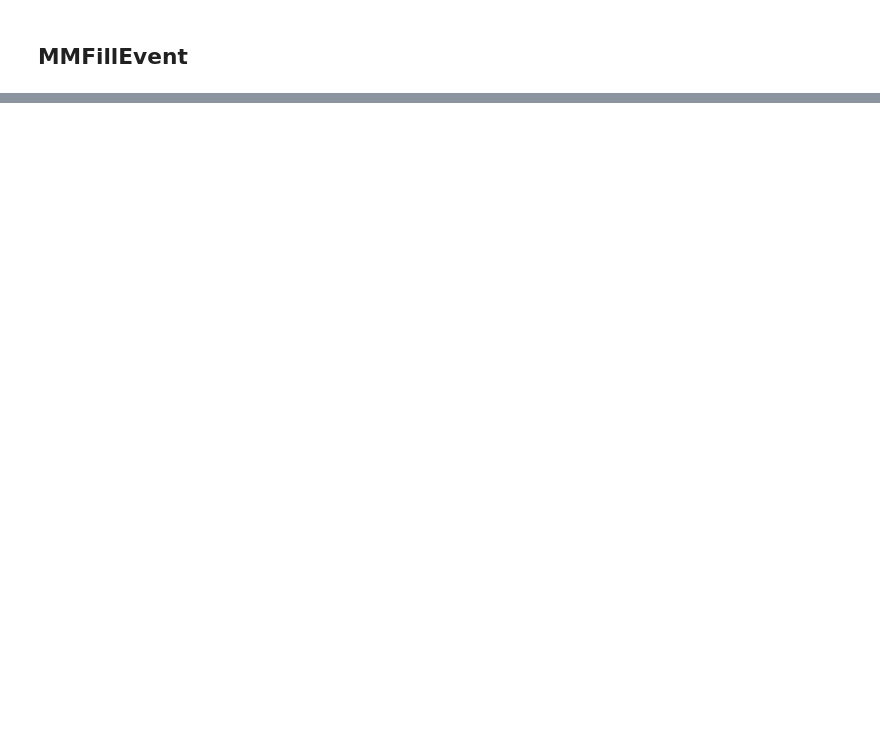
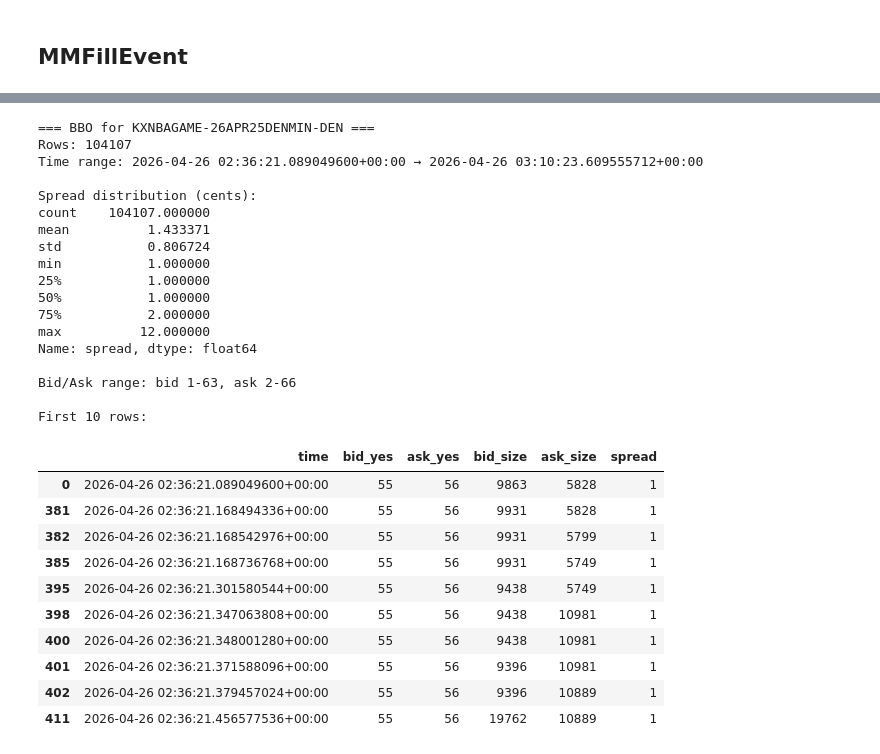
Before and after one commit to cziwang/prediction-market-exploration, a Jupyter notebook: v2/notebooks/explore_silver_v3.ipynb, the cells around one changed output, grey strips where cells are left out. Saved outputs shown, nothing was run; the diff lists cells and outputs as text; code cells hidden in the pictures; blank space fills up the shorter version.

```diff
--- a/v2/notebooks/explore_silver_v3.ipynb
+++ b/v2/notebooks/explore_silver_v3.ipynb
@@ -154,0 +166,18 @@ File size: 56,358,180 bytes
+# %%
+# Pick a game-level market — DEN vs MIN Game 4, Denver side
+# Ticker date is the game date (APR25), not the data date (APR26)
+TICKER = "KXNBAGAME-26APR25DENMIN-DEN"
+
+# Pull metadata
+from pyarrow import fs as afs
+meta_table = pq.read_table(
+    "prediction-markets-data/reference/kalshi_markets.parquet",
+    filesystem=afs.S3FileSystem(region="us-east-1"),
+)
+meta = meta_table.to_pandas()
+m = meta[meta["ticker"] == TICKER].iloc[0]
+print("=== Market Metadata ===")
+for col in ["ticker", "series_ticker", "event_ticker", "title", "yes_sub_title",
+            "no_sub_title", "status", "result", "open_time", "close_time",
+            "settlement_time", "volume", "last_price_cents", "settlement_value_cents"]:
+    print(f"  {col}: {m[col]}")
@@ -154,0 +200,45 @@ File size: 56,358,180 bytes
+# %%
+# BBO timeline for this ticker
+ob_t = ob[ob["market_ticker"] == TICKER].copy()
+ob_t["time"] = pd.to_datetime(ob_t["t_receipt_ns"], unit="ns", utc=True)
+ob_t["spread"] = ob_t["ask_yes"] - ob_t["bid_yes"]
+ob_t["mid"] = (ob_t["bid_yes"] + ob_t["ask_yes"]) / 2
+
+print(f"=== BBO for {TICKER} ===")
+print(f"Rows: {len(ob_t)}")
+print(f"Time range: {ob_t['time'].min()} → {ob_t['time'].max()}")
+print(f"\nSpread distribution (cents):")
+print(ob_t["spread"].describe())
+print(f"\nBid/Ask range: bid {ob_t['bid_yes'].min()}-{ob_t['bid_yes'].max()}, ask {ob_t['ask_yes'].min()}-{ob_t['ask_yes'].max()}")
+print(f"\nFirst 10 rows:")
+ob_t[["time", "bid_yes", "ask_yes", "bid_size", "ask_size", "spread"]].head(10)
+# %% [output]
+=== BBO for KXNBAGAME-26APR25DENMIN-DEN ===
+Rows: 104107
+Time range: 2026-04-26 02:36:21.089049600+00:00 → 2026-04-26 03:10:23.609555712+00:00
+
+Spread distribution (cents):
+count    104107.000000
+mean          1.433371
+std           0.806724
+min           1.000000
+25%           1.000000
+50%           1.000000
+75%           2.000000
+max          12.000000
+Name: spread, dtype: float64
+
+Bid/Ask range: bid 1-63, ask 2-66
+
+First 10 rows:
+|  | time | bid_yes | ask_yes | bid_size | ask_size | spread |
+| 0 | 2026-04-26 02:36:21.089049600+00:00 | 55 | 56 | 9863 | 5828 | 1 |
+| 381 | 2026-04-26 02:36:21.168494336+00:00 | 55 | 56 | 9931 | 5828 | 1 |
+| 382 | 2026-04-26 02:36:21.168542976+00:00 | 55 | 56 | 9931 | 5799 | 1 |
+| 385 | 2026-04-26 02:36:21.168736768+00:00 | 55 | 56 | 9931 | 5749 | 1 |
+| 395 | 2026-04-26 02:36:21.301580544+00:00 | 55 | 56 | 9438 | 5749 | 1 |
+| 398 | 2026-04-26 02:36:21.347063808+00:00 | 55 | 56 | 9438 | 10981 | 1 |
+| 400 | 2026-04-26 02:36:21.348001280+00:00 | 55 | 56 | 9438 | 10981 | 1 |
+| 401 | 2026-04-26 02:36:21.371588096+00:00 | 55 | 56 | 9396 | 10981 | 1 |
+| 402 | 2026-04-26 02:36:21.379457024+00:00 | 55 | 56 | 9396 | 10889 | 1 |
+| 411 | 2026-04-26 02:36:21.456577536+00:00 | 55 | 56 | 19762 | 10889 | 1 |
```
Also changed, not shown: parts of 10 cells of this notebook, 27 other files.
